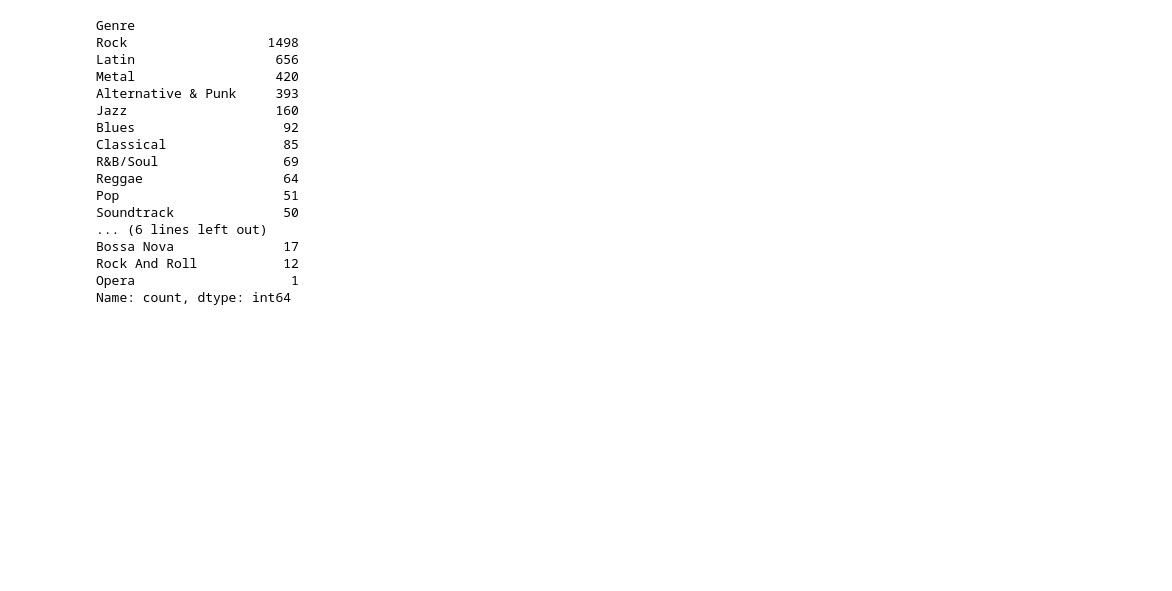
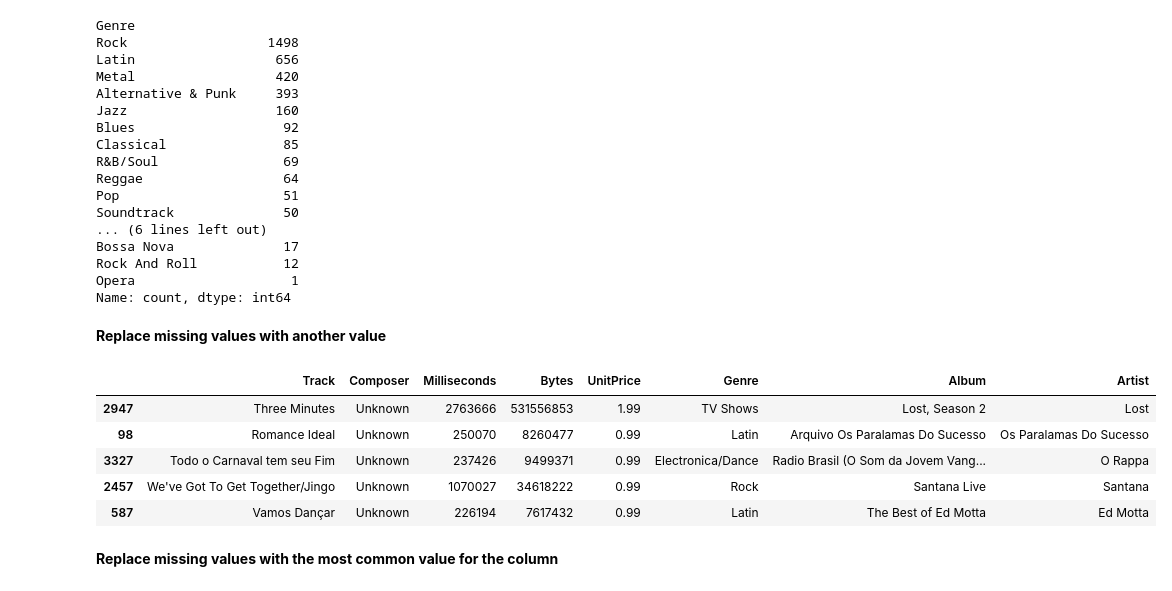
Before and after one commit to rezbee-dev/Prog-Practice, a Jupyter notebook: python/data_analytics/practical-ds/ch6/main.ipynb, the cells around one changed output. Saved outputs shown, nothing was run; the diff lists cells and outputs as text; code cells hidden in the pictures; blank space fills up the shorter version.

Commit message:
DS: save progress on CH6 - replacing values

```diff
--- a/python/data_analytics/practical-ds/ch6/main.ipynb
+++ b/python/data_analytics/practical-ds/ch6/main.ipynb
@@ -323,3 +323,20 @@ Bossa Nova              17
 Rock And Roll           12
 Opera                    1
 Name: count, dtype: int64
+# %% [markdown]
+**Replace missing values with another value**
+# %%
+itunes_df.loc[itunes_df['Composer'].isna(), 'Composer'] = 'Unknown'
+# can also do it this way:
+#   itunes_df['Composer'].fillna('Unknown', inplace=True)
+
+itunes_df[itunes_df['Composer'] == "Unknown"].sample(5, random_state=42).head()
+# %% [output]
+|  | Track | Composer | Milliseconds | Bytes | UnitPrice | Genre | Album | Artist |
+| 2947 | Three Minutes | Unknown | 2763666 | 531556853 | 1.99 | TV Shows | Lost, Season 2 | Lost |
+| 98 | Romance Ideal | Unknown | 250070 | 8260477 | 0.99 | Latin | Arquivo Os Paralamas Do Sucesso | Os Paralamas Do Sucesso |
+| 3327 | Todo o Carnaval tem seu Fim | Unknown | 237426 | 9499371 | 0.99 | Electronica/Dance | Radio Brasil (O Som da Jovem Vang... | O Rappa |
+| 2457 | We've Got To Get Together/Jingo | Unknown | 1070027 | 34618222 | 0.99 | Rock | Santana Live | Santana |
+| 587 | Vamos Dançar | Unknown | 226194 | 7617432 | 0.99 | Latin | The Best of Ed Motta | Ed Motta |
+# %% [markdown]
+**Replace missing values with the most common value for the column**
```
Also changed, not shown: parts of 1 cell of this notebook, 1 other file.
